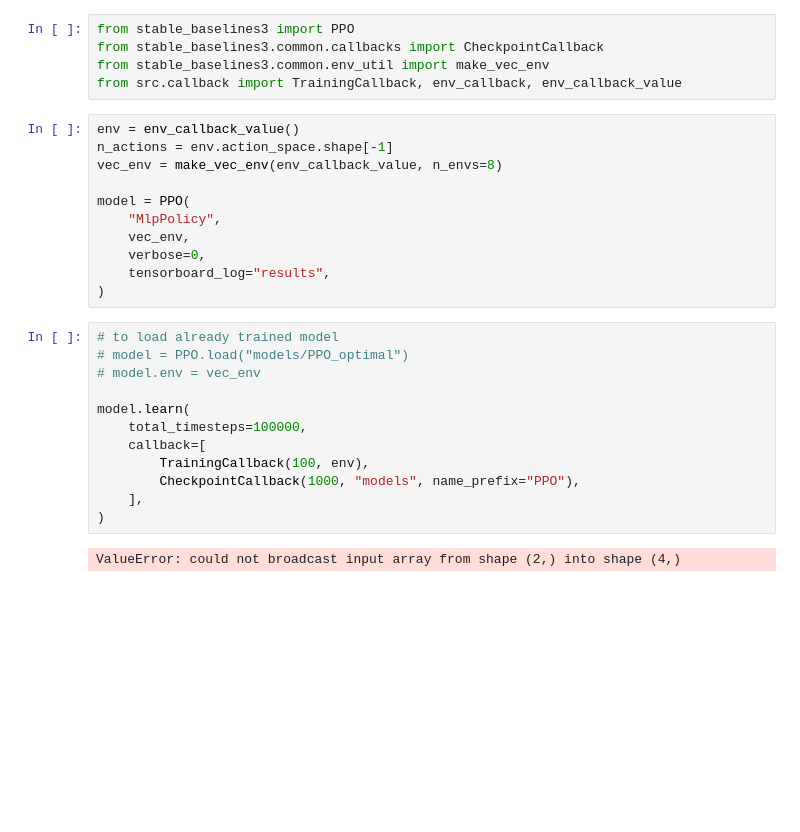
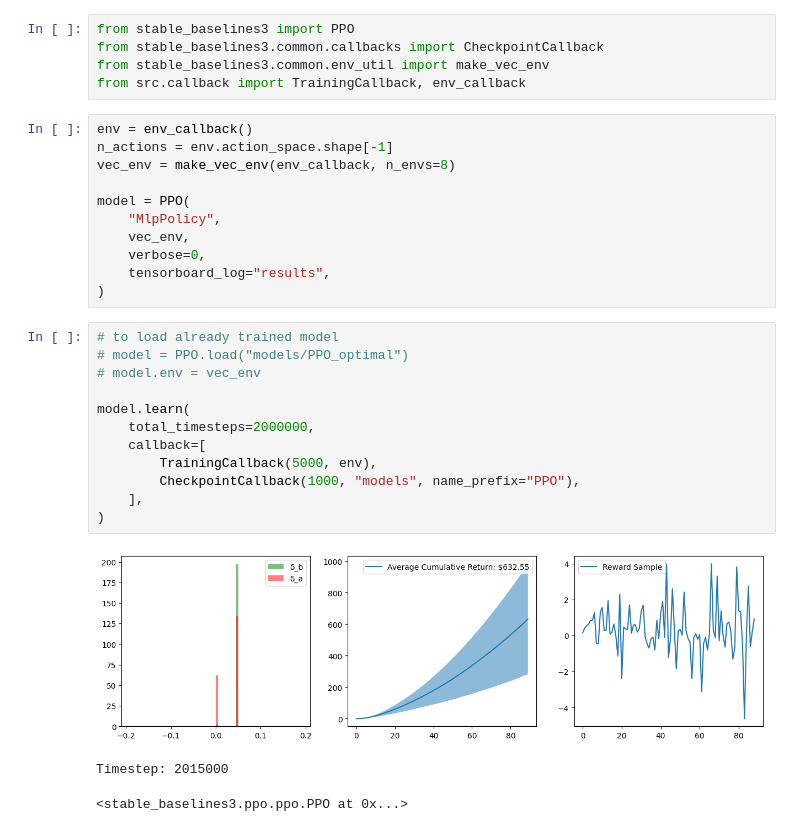
Before and after one commit to alfatti/AI4MarketMaking, a Jupyter notebook: rl/ppo.ipynb, the cells around one changed output. Cells and saved outputs as stored; diff of their text form; blank space fills up the shorter version.

```diff
--- a/rl/ppo.ipynb
+++ b/rl/ppo.ipynb
@@ -2,11 +2,11 @@
 from stable_baselines3 import PPO
 from stable_baselines3.common.callbacks import CheckpointCallback
 from stable_baselines3.common.env_util import make_vec_env
-from src.callback import TrainingCallback, env_callback, env_callback_value
+from src.callback import TrainingCallback, env_callback
 # %%
-env = env_callback_value()
+env = env_callback()
 n_actions = env.action_space.shape[-1]
-vec_env = make_vec_env(env_callback_value, n_envs=8)
+vec_env = make_vec_env(env_callback, n_envs=8)
 
 model = PPO(
     "MlpPolicy",
@@ -17,14 +17,16 @@ model = PPO(
 # %%
 # to load already trained model
 # model = PPO.load("models/PPO_optimal")
 # model.env = vec_env
 
 model.learn(
-    total_timesteps=100000,
+    total_timesteps=2000000,
     callback=[
-        TrainingCallback(100, env),
+        TrainingCallback(5000, env),
         CheckpointCallback(1000, "models", name_prefix="PPO"),
     ],
 )
 # %% [output]
+[figure, added]
-ValueError: could not broadcast input array from shape (2,) into shape (4,)
+Timestep: 2015000
+<stable_baselines3.ppo.ppo.PPO at 0x...>
```
Also changed, not shown: 10 other files.
